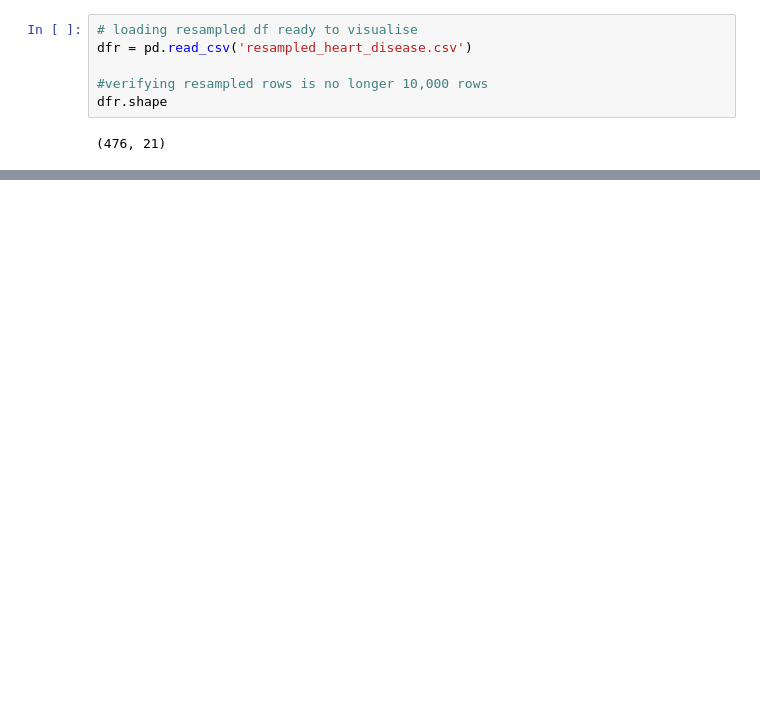
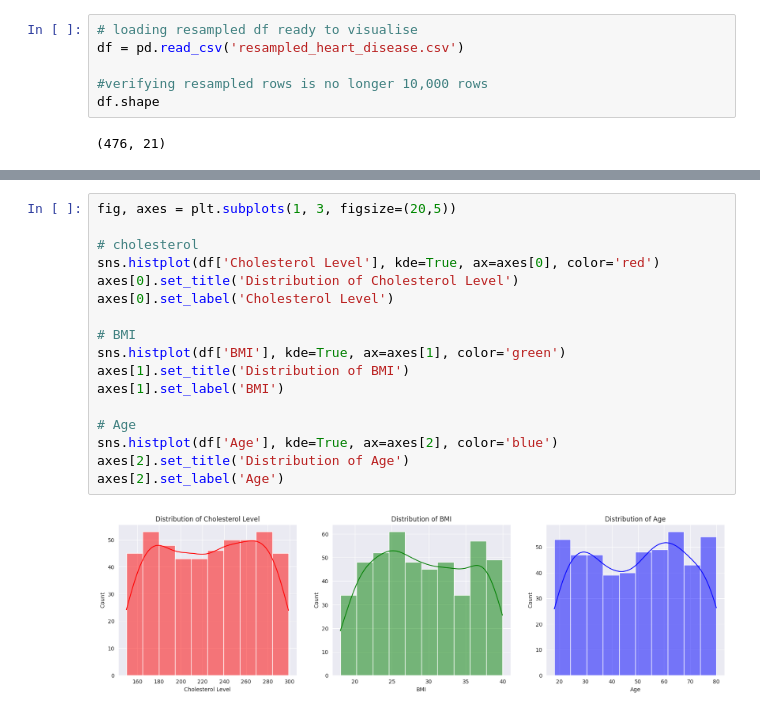
Before and after one commit to MahaSci/heart-disease-data-hackathon-1, a Jupyter notebook: jupyter_notebooks/Heart_Disease_Project.ipynb, the cells around one changed output, grey strips where cells are left out. Drawn from its saved outputs; the diff is of its cells as text; blank space fills up the shorter version.

```diff
--- a/jupyter_notebooks/Heart_Disease_Project.ipynb
+++ b/jupyter_notebooks/Heart_Disease_Project.ipynb
@@ -265,9 +265,9 @@ df.to_csv('resampled_heart_disease.csv', index=False)
 # Section 2: Visualising data using matplotlib, seaborn & plotly
 # %%
 # loading resampled df ready to visualise
-dfr = pd.read_csv('resampled_heart_disease.csv')
+df = pd.read_csv('resampled_heart_disease.csv')
 
 #verifying resampled rows is no longer 10,000 rows
-dfr.shape
+df.shape
 # %% [output]
 (476, 21)
@@ -273,0 +289,19 @@ dfr.shape
+# %%
+fig, axes = plt.subplots(1, 3, figsize=(20,5))
+
+# cholesterol
+sns.histplot(df['Cholesterol Level'], kde=True, ax=axes[0], color='red')
+axes[0].set_title('Distribution of Cholesterol Level')
+axes[0].set_label('Cholesterol Level')
+
+# BMI
+sns.histplot(df['BMI'], kde=True, ax=axes[1], color='green')
+axes[1].set_title('Distribution of BMI')
+axes[1].set_label('BMI')
+
+# Age
+sns.histplot(df['Age'], kde=True, ax=axes[2], color='blue')
+axes[2].set_title('Distribution of Age')
+axes[2].set_label('Age')
+# %% [output]
+[figure, added]
```
Also changed, not shown: parts of 15 cells of this notebook, 1 other file.
